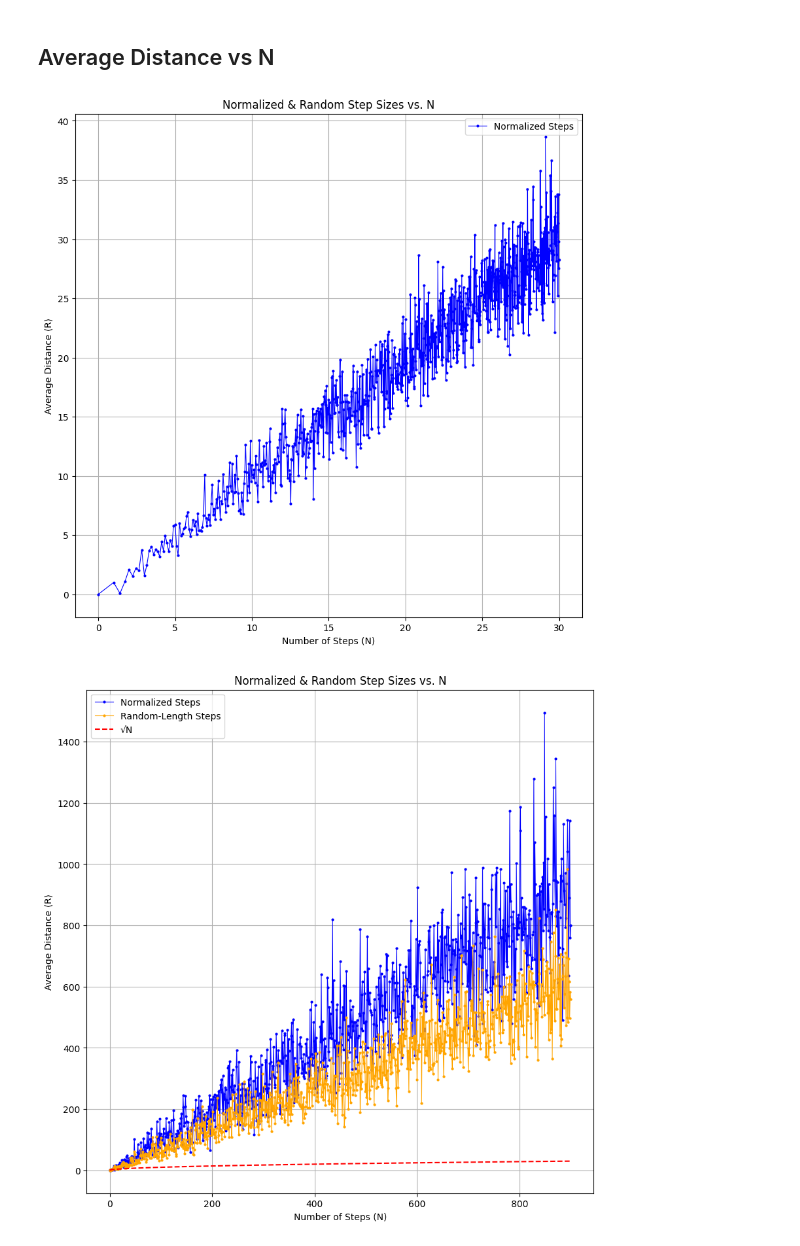
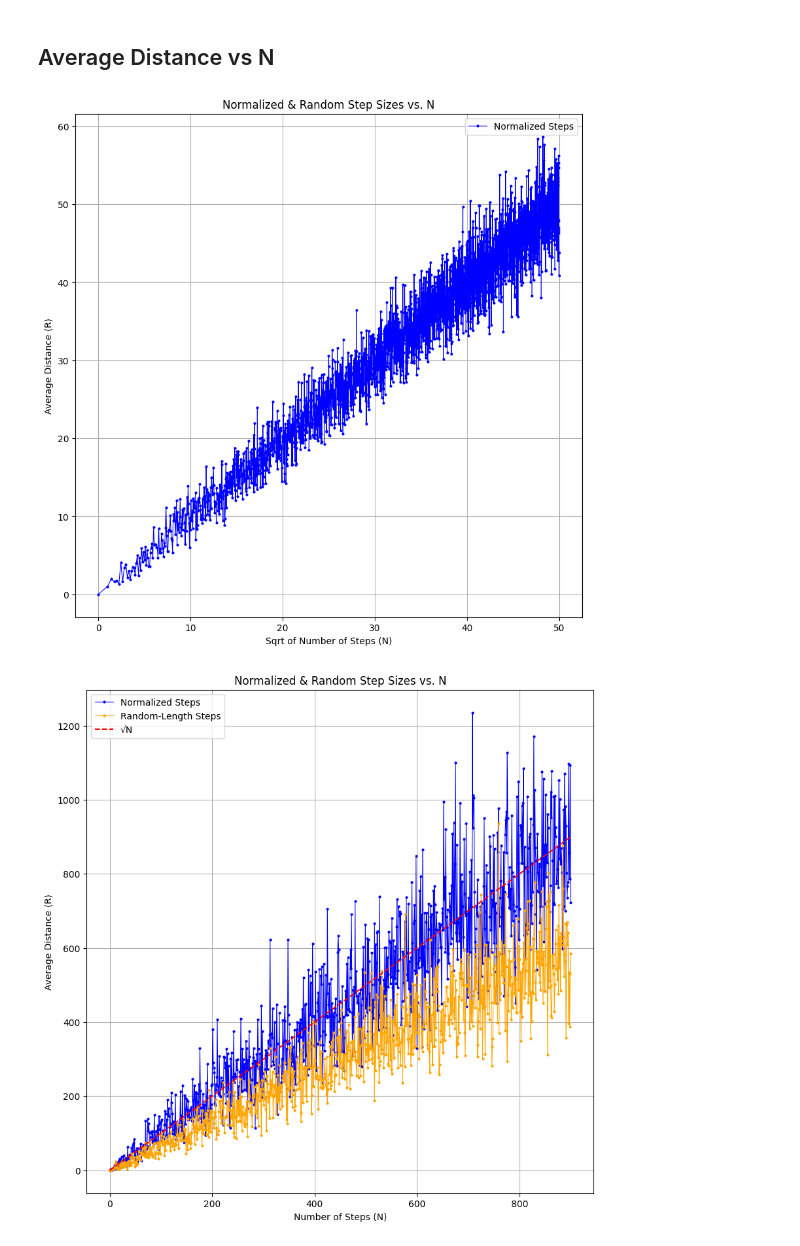
Before and after one commit to AgentEgeus/pioneer_hw, a Jupyter notebook: pioneer_hw2_sean.ipynb, the cells around one changed output. Cells and saved outputs as stored; diff of their text form; code cells hidden in the pictures.

```diff
--- a/pioneer_hw2_sean.ipynb
+++ b/pioneer_hw2_sean.ipynb
@@ -11,7 +11,7 @@ import numpy as np
 import pandas
 import matplotlib.pyplot as plt
 # %%
-N_STEP = 30**2
+N_STEP = 50**2
 # %%
 def walk_2d(aN: int, aIsNorm: bool = False) -> List:
     np.random.seed(None)
@@ -86,27 +86,27 @@ plt.figure(figsize=(10, 10))
 
 plt.plot(n_val_sqrt, sqr_normalized, 'o-', label='Normalized Steps', linewidth=0.8, markersize = 2, color = 'blue')
 
-plt.xlabel("Number of Steps (N)")
+plt.xlabel("Sqrt of Number of Steps (N)")
 plt.ylabel("Average Distance ⟨R⟩")
 plt.title("Normalized & Random Step Sizes vs. N")
 plt.legend()
 plt.grid(True)
 plt.show()
 # %% [output]
-[figure, old version]
+[figure, new version]
 # %%
 plt.figure(figsize=(10, 10))
 
 plt.plot(n_val, normalized, 'o-', label='Normalized Steps', linewidth=0.8, markersize = 2, color = 'blue')
 plt.plot(n_val, random, 'o-', label='Random-Length Steps', linewidth=0.8, markersize = 2, color = 'orange')
-plt.plot(n_val, np.sqrt(n_val), '--', label='√N', color = 'red')
+plt.plot(n_val, n_val, '--', label='√N', color = 'red')
 
 plt.xlabel("Number of Steps (N)")
 plt.ylabel("Average Distance ⟨R⟩")
 plt.title("Normalized & Random Step Sizes vs. N")
 plt.legend()
 plt.grid(True)
 plt.show()
 # %% [output]
-[figure, old version]
+[figure, new version]
 # %% [markdown]
```
Also changed, not shown: parts of 7 cells of this notebook.
